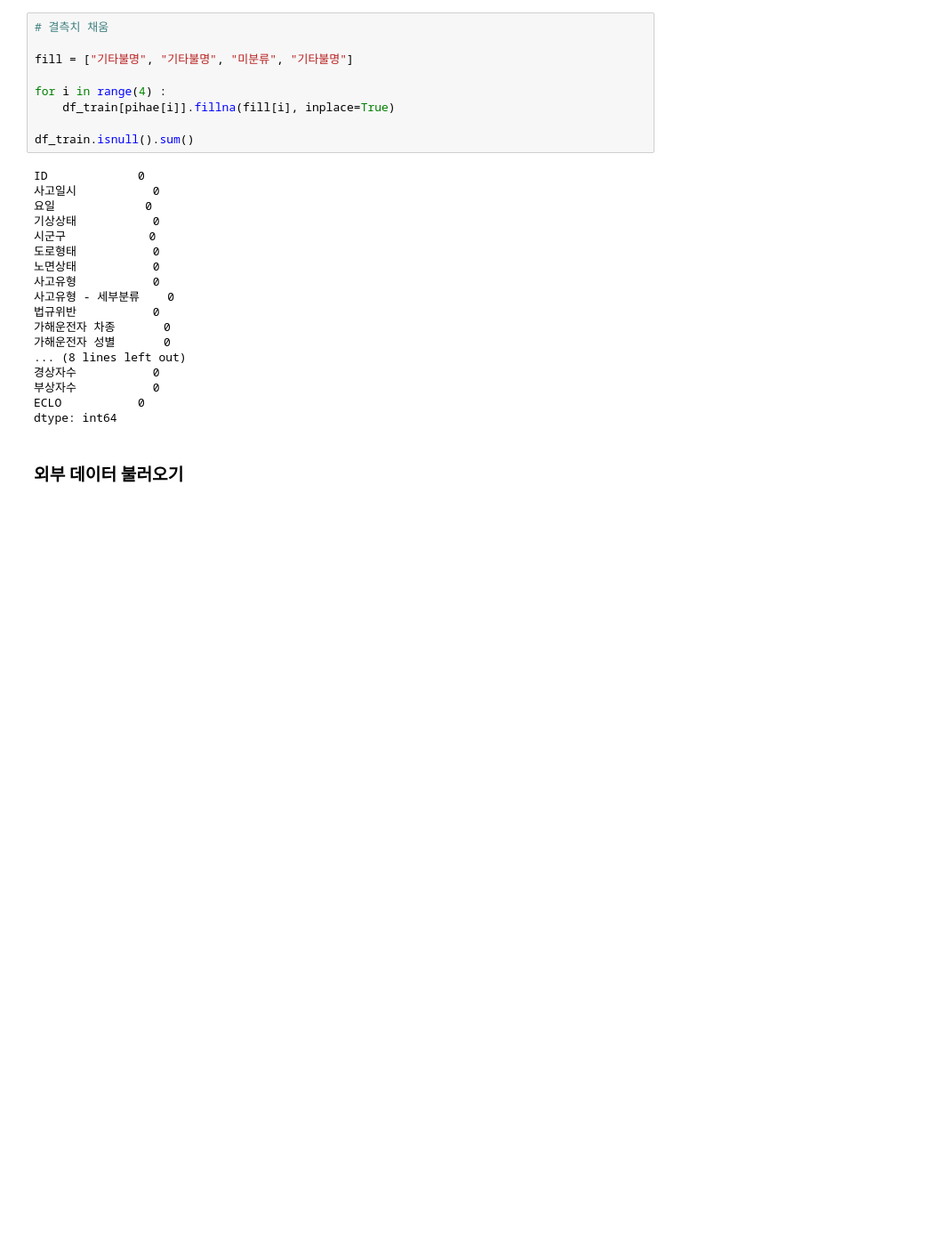
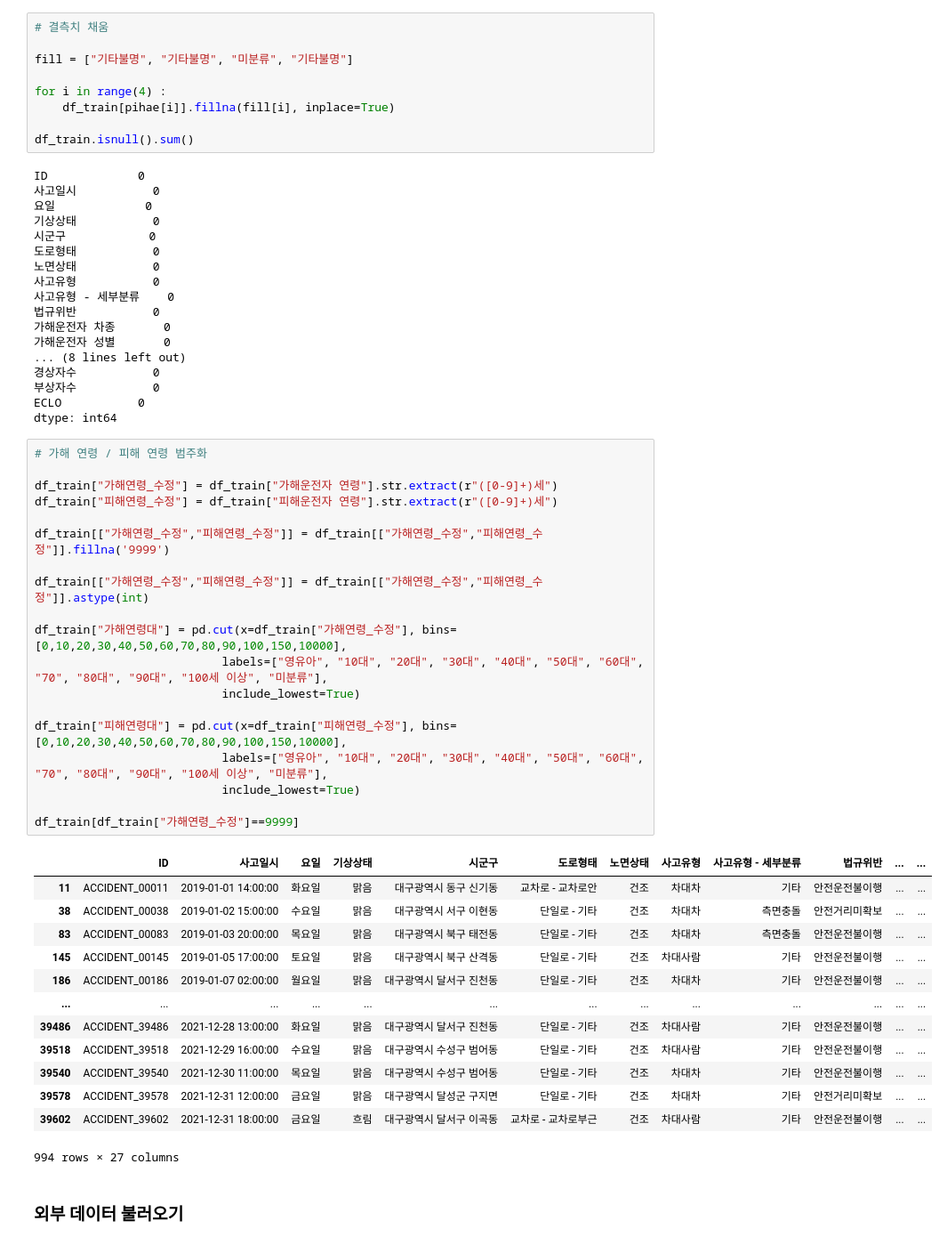
Before and after one commit to nyeokinyeoki/dacon_accident, a Jupyter notebook: accident.ipynb, the cells around one changed output. Shown at 89% size. Cells and saved outputs as stored; diff of their text form; blank space fills up the shorter version.

```diff
--- a/accident.ipynb
+++ b/accident.ipynb
@@ -278,6 +278,39 @@ ID             0
 부상자수           0
 ECLO           0
 dtype: int64
+# %%
+# 가해 연령 / 피해 연령 범주화
+
+df_train["가해연령_수정"] = df_train["가해운전자 연령"].str.extract(r"([0-9]+)세")
+df_train["피해연령_수정"] = df_train["피해운전자 연령"].str.extract(r"([0-9]+)세")
+
+df_train[["가해연령_수정","피해연령_수정"]] = df_train[["가해연령_수정","피해연령_수정"]].fillna('9999')
+
+df_train[["가해연령_수정","피해연령_수정"]] = df_train[["가해연령_수정","피해연령_수정"]].astype(int)
+
+df_train["가해연령대"] = pd.cut(x=df_train["가해연령_수정"], bins=[0,10,20,30,40,50,60,70,80,90,100,150,10000],
+                           labels=["영유아", "10대", "20대", "30대", "40대", "50대", "60대", "70", "80대", "90대", "100세 이상", "미분류"],
+                           include_lowest=True)
+
+df_train["피해연령대"] = pd.cut(x=df_train["피해연령_수정"], bins=[0,10,20,30,40,50,60,70,80,90,100,150,10000],
+                           labels=["영유아", "10대", "20대", "30대", "40대", "50대", "60대", "70", "80대", "90대", "100세 이상", "미분류"],
+                           include_lowest=True)
+
+df_train[df_train["가해연령_수정"]==9999]
+# %% [output]
+|  | ID | 사고일시 | 요일 | 기상상태 | 시군구 | 도로형태 | 노면상태 | 사고유형 | 사고유형 - 세부분류 | 법규위반 | ... | ... |
+| 11 | ACCIDENT_00011 | 2019-01-01 14:00:00 | 화요일 | 맑음 | 대구광역시 동구 신기동 | 교차로 - 교차로안 | 건조 | 차대차 | 기타 | 안전운전불이행 | ... | ... |
+| 38 | ACCIDENT_00038 | 2019-01-02 15:00:00 | 수요일 | 맑음 | 대구광역시 서구 이현동 | 단일로 - 기타 | 건조 | 차대차 | 측면충돌 | 안전거리미확보 | ... | ... |
+| 83 | ACCIDENT_00083 | 2019-01-03 20:00:00 | 목요일 | 맑음 | 대구광역시 북구 태전동 | 단일로 - 기타 | 건조 | 차대차 | 측면충돌 | 안전운전불이행 | ... | ... |
+| 145 | ACCIDENT_00145 | 2019-01-05 17:00:00 | 토요일 | 맑음 | 대구광역시 북구 산격동 | 단일로 - 기타 | 건조 | 차대사람 | 기타 | 안전운전불이행 | ... | ... |
+| 186 | ACCIDENT_00186 | 2019-01-07 02:00:00 | 월요일 | 맑음 | 대구광역시 달서구 진천동 | 단일로 - 기타 | 건조 | 차대차 | 기타 | 안전운전불이행 | ... | ... |
+| ... | ... | ... | ... | ... | ... | ... | ... | ... | ... | ... | ... | ... |
+| 39486 | ACCIDENT_39486 | 2021-12-28 13:00:00 | 화요일 | 맑음 | 대구광역시 달서구 진천동 | 단일로 - 기타 | 건조 | 차대사람 | 기타 | 안전운전불이행 | ... | ... |
+| 39518 | ACCIDENT_39518 | 2021-12-29 16:00:00 | 수요일 | 맑음 | 대구광역시 수성구 범어동 | 단일로 - 기타 | 건조 | 차대사람 | 기타 | 안전운전불이행 | ... | ... |
+| 39540 | ACCIDENT_39540 | 2021-12-30 11:00:00 | 목요일 | 맑음 | 대구광역시 수성구 범어동 | 단일로 - 기타 | 건조 | 차대차 | 기타 | 안전운전불이행 | ... | ... |
+| 39578 | ACCIDENT_39578 | 2021-12-31 12:00:00 | 금요일 | 맑음 | 대구광역시 달성군 구지면 | 단일로 - 기타 | 건조 | 차대차 | 기타 | 안전거리미확보 | ... | ... |
+| 39602 | ACCIDENT_39602 | 2021-12-31 18:00:00 | 금요일 | 흐림 | 대구광역시 달서구 이곡동 | 교차로 - 교차로부근 | 건조 | 차대사람 | 기타 | 안전운전불이행 | ... | ... |
+994 rows × 27 columns
 # %% [markdown]
 ### 외부 데이터 불러오기
 # %%
```
Also changed, not shown: parts of 9 cells of this notebook.
